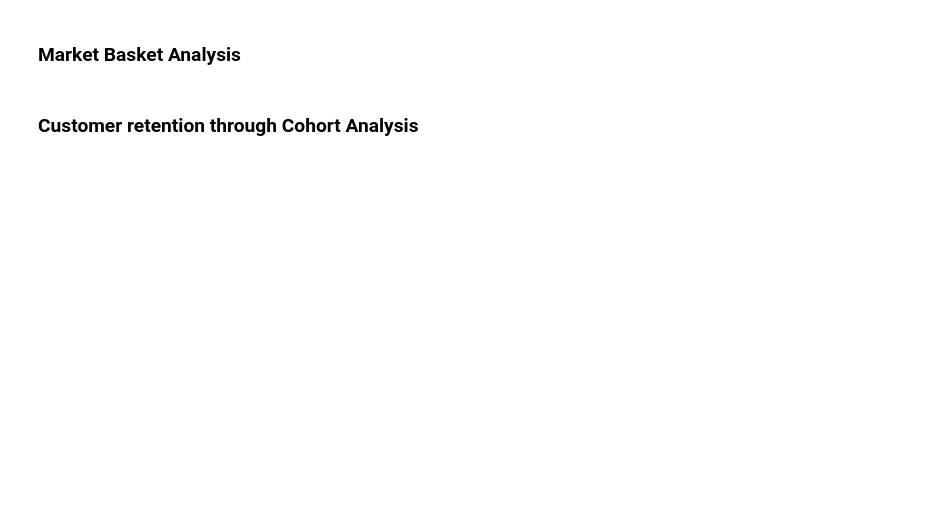
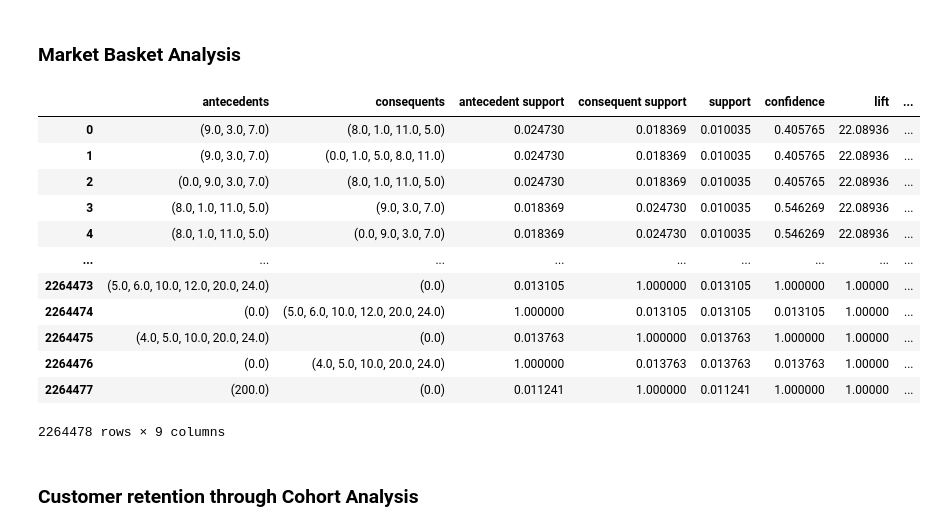
Before and after one commit to SyNikolai/EcommerceAnalytics, a Jupyter notebook: ecommerce.ipynb, the cells around one changed output. Drawn from its saved outputs; the diff is of its cells as text; code cells hidden in the pictures; blank space fills up the shorter version.

```diff
--- a/ecommerce.ipynb
+++ b/ecommerce.ipynb
@@ -673,0 +634,30 @@ class RFM:
+# %%
+# Convert the data to a binary format
+te = TransactionEncoder()
+te_array = te.fit_transform(agg_df.values)
+transactions = pd.DataFrame(te_array, columns=te.columns_)
+# %%
+# Calculate the frequent item sets using the fpgrowth algorithm
+frequent_item_sets = fpgrowth(transactions, use_colnames=True, min_support=0.01)
+# %%
+# Generate the association rules
+rules = association_rules(frequent_item_sets, metric='lift', min_threshold=1)
+# %%
+# Sort the rules by lift in descending order
+rules = rules.sort_values('lift', ascending=False).reset_index(drop=True)
+# %%
+rules
+# %% [output]
+|  | antecedents | consequents | antecedent support | consequent support | support | confidence | lift | ... |
+| 0 | (9.0, 3.0, 7.0) | (8.0, 1.0, 11.0, 5.0) | 0.024730 | 0.018369 | 0.010035 | 0.405765 | 22.08936 | ... |
+| 1 | (9.0, 3.0, 7.0) | (0.0, 1.0, 5.0, 8.0, 11.0) | 0.024730 | 0.018369 | 0.010035 | 0.405765 | 22.08936 | ... |
+| 2 | (0.0, 9.0, 3.0, 7.0) | (8.0, 1.0, 11.0, 5.0) | 0.024730 | 0.018369 | 0.010035 | 0.405765 | 22.08936 | ... |
+| 3 | (8.0, 1.0, 11.0, 5.0) | (9.0, 3.0, 7.0) | 0.018369 | 0.024730 | 0.010035 | 0.546269 | 22.08936 | ... |
+| 4 | (8.0, 1.0, 11.0, 5.0) | (0.0, 9.0, 3.0, 7.0) | 0.018369 | 0.024730 | 0.010035 | 0.546269 | 22.08936 | ... |
+| ... | ... | ... | ... | ... | ... | ... | ... | ... |
+| 2264473 | (5.0, 6.0, 10.0, 12.0, 20.0, 24.0) | (0.0) | 0.013105 | 1.000000 | 0.013105 | 1.000000 | 1.00000 | ... |
+| 2264474 | (0.0) | (5.0, 6.0, 10.0, 12.0, 20.0, 24.0) | 1.000000 | 0.013105 | 0.013105 | 0.013105 | 1.00000 | ... |
+| 2264475 | (4.0, 5.0, 10.0, 20.0, 24.0) | (0.0) | 0.013763 | 1.000000 | 0.013763 | 1.000000 | 1.00000 | ... |
+| 2264476 | (0.0) | (4.0, 5.0, 10.0, 20.0, 24.0) | 1.000000 | 0.013763 | 0.013763 | 0.013763 | 1.00000 | ... |
+| 2264477 | (200.0) | (0.0) | 0.011241 | 1.000000 | 0.011241 | 1.000000 | 1.00000 | ... |
+2264478 rows × 9 columns
```
Also changed, not shown: parts of 30 cells of this notebook.
